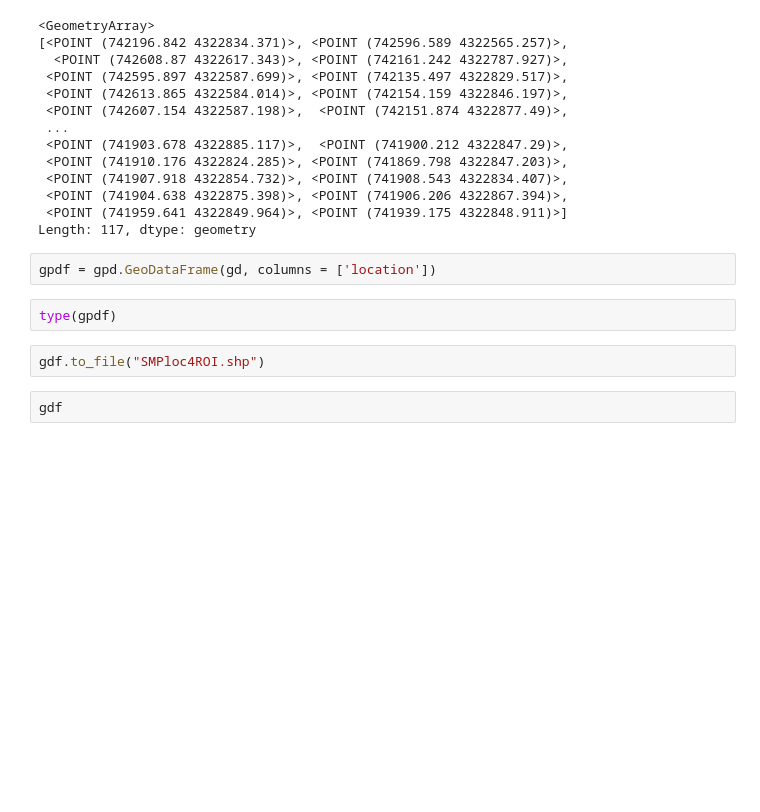
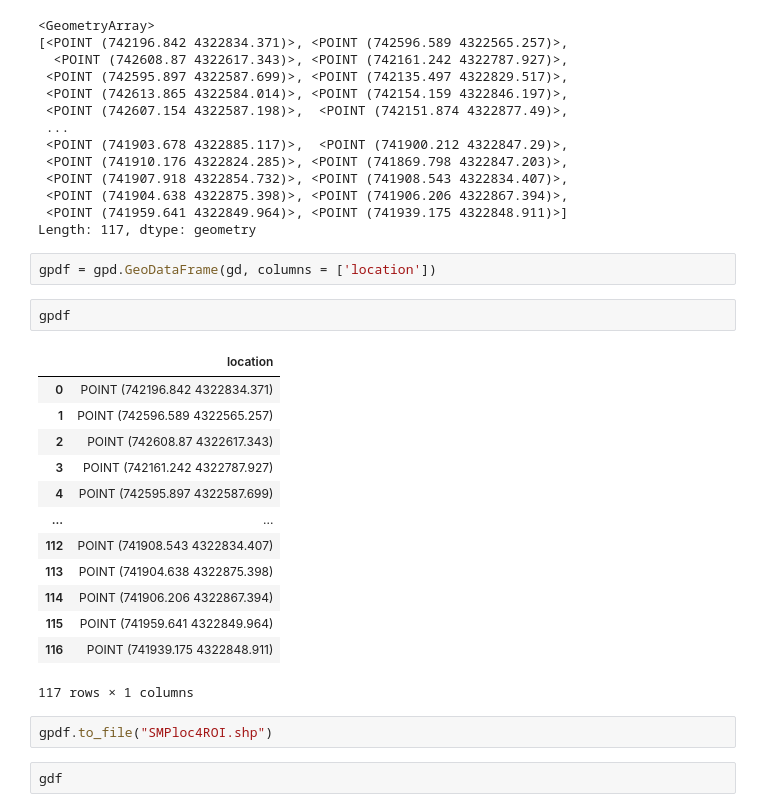
Before and after one commit to chieh89/swesarr, a Jupyter notebook: notebooks/getSMPloc4ROI.ipynb, the cells around one changed output. Drawn from its saved outputs; the diff is of its cells as text; blank space fills up the shorter version.

```diff
--- a/notebooks/getSMPloc4ROI.ipynb
+++ b/notebooks/getSMPloc4ROI.ipynb
@@ -45,8 +45,22 @@ Length: 117, dtype: geometry
 # %%
 gpdf = gpd.GeoDataFrame(gd, columns = ['location'])
 # %%
-type(gpdf)
+gpdf
+# %% [output]
+|  | location |
+| 0 | POINT (742196.842 4322834.371) |
+| 1 | POINT (742596.589 4322565.257) |
+| 2 | POINT (742608.87 4322617.343) |
+| 3 | POINT (742161.242 4322787.927) |
+| 4 | POINT (742595.897 4322587.699) |
+| ... | ... |
+| 112 | POINT (741908.543 4322834.407) |
+| 113 | POINT (741904.638 4322875.398) |
+| 114 | POINT (741906.206 4322867.394) |
+| 115 | POINT (741959.641 4322849.964) |
+| 116 | POINT (741939.175 4322848.911) |
+117 rows × 1 columns
 # %%
-gdf.to_file("SMPloc4ROI.shp")
+gpdf.to_file("SMPloc4ROI.shp")
 # %%
 gdf
```
Also changed, not shown: 4 other files.
